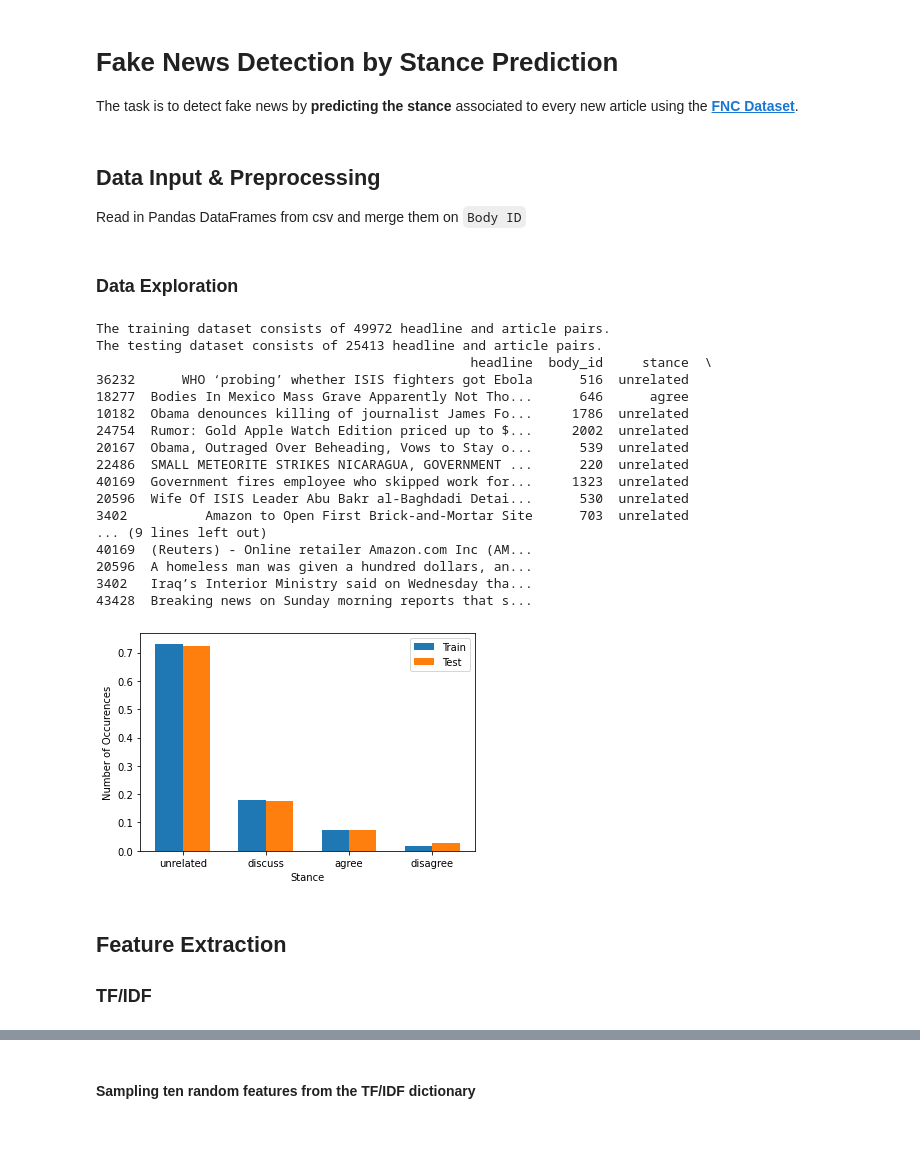
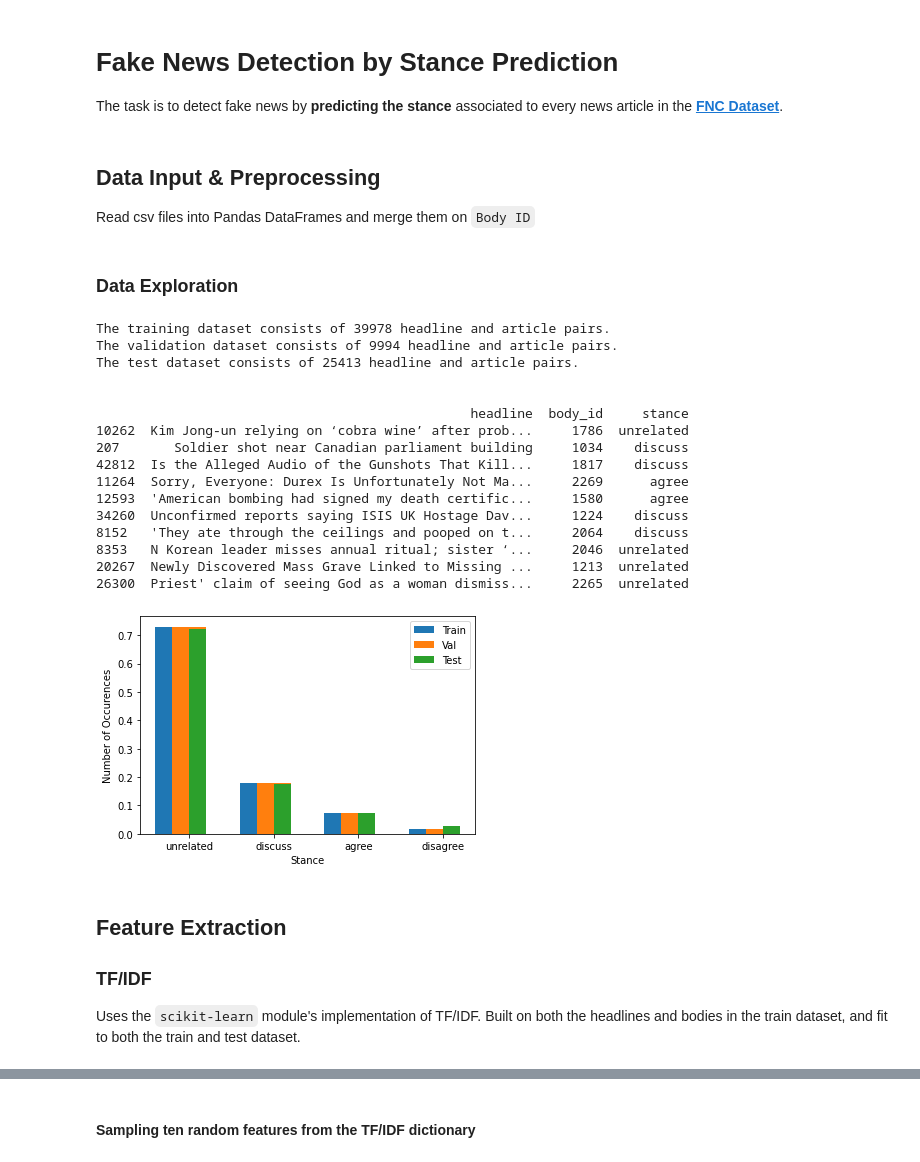
Before and after one commit to guymccombe/fake-news-stance-prediction, a Jupyter notebook: stance_detection.ipynb, the cells around one changed output, grey strips where cells are left out. Cells and saved outputs as stored; diff of their text form; code cells hidden in the pictures; blank space fills up the shorter version.

```diff
--- a/stance_detection.ipynb
+++ b/stance_detection.ipynb
@@ -1,11 +1,11 @@
 # %% [markdown]
 # Fake News Detection by Stance Prediction
 
-The task is to detect fake news by **predicting the stance** associated to every new article using the __[FNC Dataset](https://github.com/FakeNewsChallenge/fnc-1)__.
+The task is to detect fake news by **predicting the stance** associated to every news article in the __[FNC Dataset](https://github.com/FakeNewsChallenge/fnc-1)__.
 # %% [markdown]
 ## Data Input & Preprocessing
 
-Read in Pandas DataFrames from csv and merge them on `Body ID`
+Read csv files into Pandas DataFrames and merge them on `Body ID`
 # %%
 import pandas as pd
 
@@ -22,51 +22,69 @@ for idx, prefix in enumerate(['train', 'test']):
     merged[idx] = merged_df
 
 train_df, test_df = merged
+# %%
+import random
+
+len_train = len(train_df)
+sample_indices = random.sample(range(len_train), k=int(0.2*len_train))
+
+val_df = train_df.iloc[sample_indices]
+train_df = train_df.drop(sample_indices)
 # %% [markdown]
 ### Data Exploration
 # %%
 import matplotlib.pyplot as plt
 
-print(f'The training dataset consists of {len(train_df)} headline and article pairs.')
-print(f'The testing dataset consists of {len(test_df)} headline and article pairs.')
+dfs = [train_df, val_df, test_df]
+labels = ['training', 'validation', 'test']
+df_zip = zip(dfs, labels)
+for df, label in df_zip:
+    print(f'The {label} dataset consists of {len(df)} headline and article pairs.')
 
-print(train_df.sample(10))
+print('\n')
 
+# dropping body text to not clog up output. N.B. drop is not inplace by default
+print(train_df.drop(columns=['body']).sample(10))
+print('\n')
 
 train_counts = train_df['stance'].value_counts(normalize=True)
 test_counts = test_df['stance'].value_counts(normalize=True)
 
+val_counts = val_df['stance'].value_counts(normalize=True)
+
 plt.figure()
-plt.bar(train_counts.index,train_counts.values, width=-0.33, align='edge', label='Train')
-plt.bar(test_counts.index,test_counts.values, width=0.33, align='edge', label='Test')
+plt.bar(train_counts.index,train_counts.values, width=-0.4, align='edge', label='Train')
+plt.bar(val_counts.index,train_counts.values, width=0.4, align='center', label='Val')
+plt.bar(test_counts.index,test_counts.values, width=0.2, align='edge', label='Test')
 plt.legend()
 plt.xlabel('Stance')
 plt.ylabel('Number of Occurences')
 
 plt.show()
 # %% [output]
-The training dataset consists of 49972 headline and article pairs.
-The testing dataset consists of 25413 headline and article pairs.
-                                                headline  body_id     stance  \
-36232      WHO ‘probing’ whether ISIS fighters got Ebola      516  unrelated
-18277  Bodies In Mexico Mass Grave Apparently Not Tho...      646      agree
-10182  Obama denounces killing of journalist James Fo...     1786  unrelated
-24754  Rumor: Gold Apple Watch Edition priced up to $...     2002  unrelated
-20167  Obama, Outraged Over Beheading, Vows to Stay o...      539  unrelated
-22486  SMALL METEORITE STRIKES NICARAGUA, GOVERNMENT ...      220  unrelated
-40169  Government fires employee who skipped work for...     1323  unrelated
-20596  Wife Of ISIS Leader Abu Bakr al-Baghdadi Detai...      530  unrelated
-3402          Amazon to Open First Brick-and-Mortar Site      703  unrelated
-... (9 lines left out)
-40169  (Reuters) - Online retailer Amazon.com Inc (AM...
-20596  A homeless man was given a hundred dollars, an...
-3402   Iraq’s Interior Ministry said on Wednesday tha...
-43428  Breaking news on Sunday morning reports that s...
+The training dataset consists of 39978 headline and article pairs.
+The validation dataset consists of 9994 headline and article pairs.
+The test dataset consists of 25413 headline and article pairs.
+
+
+                                                headline  body_id     stance
+10262  Kim Jong-un relying on ‘cobra wine’ after prob...     1786  unrelated
+207       Soldier shot near Canadian parliament building     1034    discuss
+42812  Is the Alleged Audio of the Gunshots That Kill...     1817    discuss
+11264  Sorry, Everyone: Durex Is Unfortunately Not Ma...     2269      agree
+12593  'American bombing had signed my death certific...     1580      agree
+34260  Unconfirmed reports saying ISIS UK Hostage Dav...     1224    discuss
+8152   'They ate through the ceilings and pooped on t...     2064    discuss
+8353   N Korean leader misses annual ritual; sister ‘...     2046  unrelated
+20267  Newly Discovered Mass Grave Linked to Missing ...     1213  unrelated
+26300  Priest' claim of seeing God as a woman dismiss...     2265  unrelated
-[figure, old version]
+[figure, new version]
-# %% [markdown]
-## Feature Extraction
-
-### TF/IDF
+# %% [markdown]
+## Feature Extraction
+
+### TF/IDF
+
+Uses the `scikit-learn` module's implementation of TF/IDF. Built on both the headlines and bodies in the train dataset, and fit to both the train and test dataset.
 # %%
 from sklearn.feature_extraction.text import TfidfVectorizer
 import numpy as np
```
Also changed, not shown: parts of 10 cells of this notebook, 1 other file.
